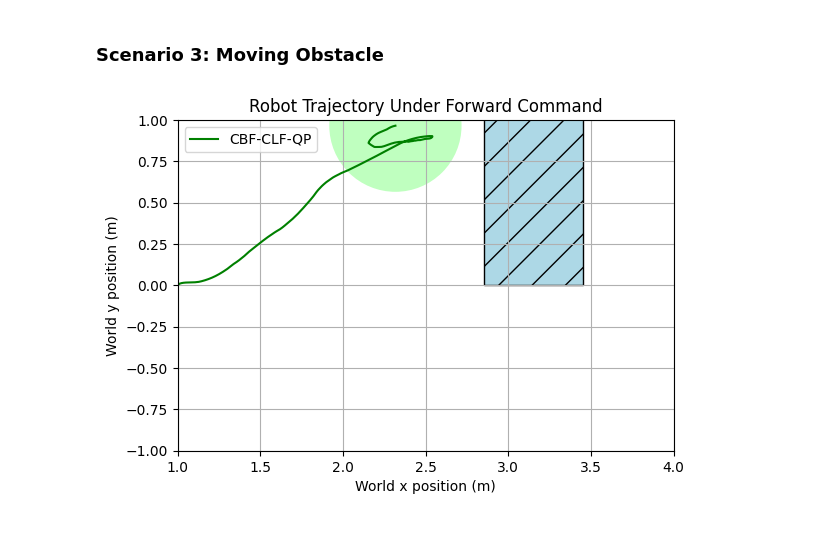
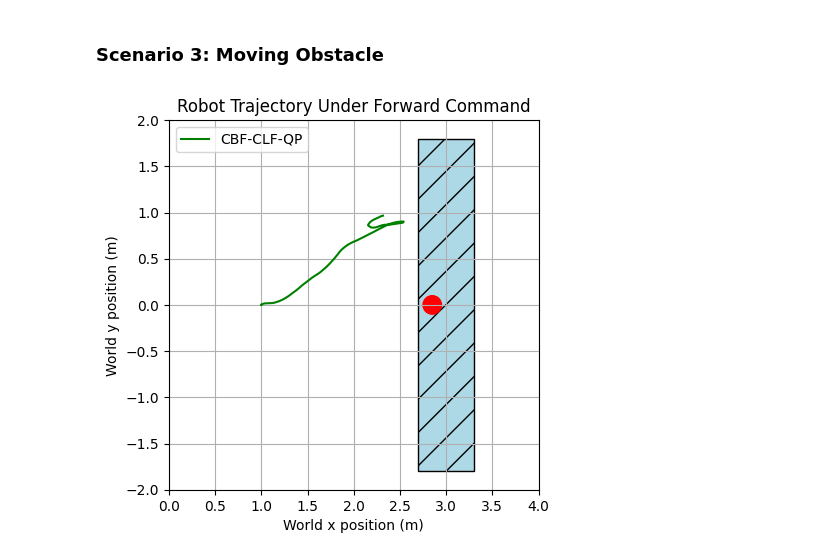
Before and after one commit to famsvip/Robot-Navigation-Collision-Avoidance-, a Jupyter notebook: data/plotting.ipynb, the cells around one changed output. Drawn from its saved outputs; the diff is of its cells as text; code cells hidden in the pictures; blank space fills up the shorter version.

```diff
--- a/data/plotting.ipynb
+++ b/data/plotting.ipynb
@@ -361,29 +361,28 @@ plt.show()
 # %%
 # Trajectory plots for obstacle
 
 data_threshold = 2000
 
 separate = np.load("./separated_pos_moving_obs.npy")
 
 fig, ax = plt.subplots()
 
 rect = Rectangle((2.7, -1.8), width=0.6, height=3.6,
                  edgecolor='black', facecolor='lightblue', hatch="/")
 circle_target = Circle((2.85, 0), radius=0.1, edgecolor="red", facecolor="red")
 circle_separate = Circle((separate[data_threshold-1, :2]), radius=0.4, facecolor=(0.0,1.0,0.0,0.25))
 ax.add_patch(rect)
 ax.add_patch(circle_target)
-ax.add_patch(circle_separate)
 
 ax.plot(separate[:data_threshold,0], separate[:data_threshold,1], color="g", label="CBF-CLF-QP")
-ax.set_xlim(1, 4)
-ax.set_ylim(-1, 1)
+ax.set_xlim(0, 4)
+ax.set_ylim(-2, 2)
 ax.set_aspect('equal')
 plt.grid(True)
 plt.title('Robot Trajectory Under Forward Command')
 plt.xlabel("World x position (m)")
 plt.ylabel("World y position (m)")
 plt.legend()
 plt.show()
 # %% [output]
-[figure, old version]
+[figure, new version]
```
